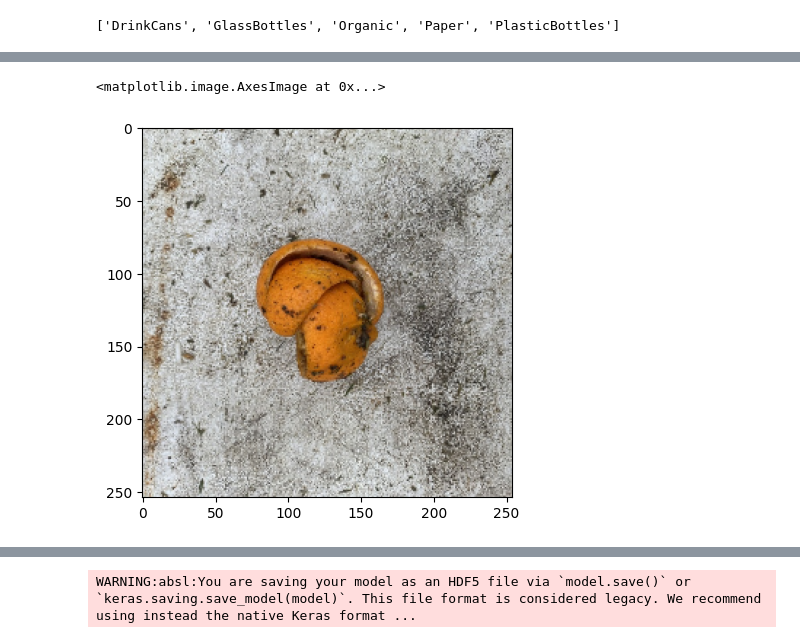
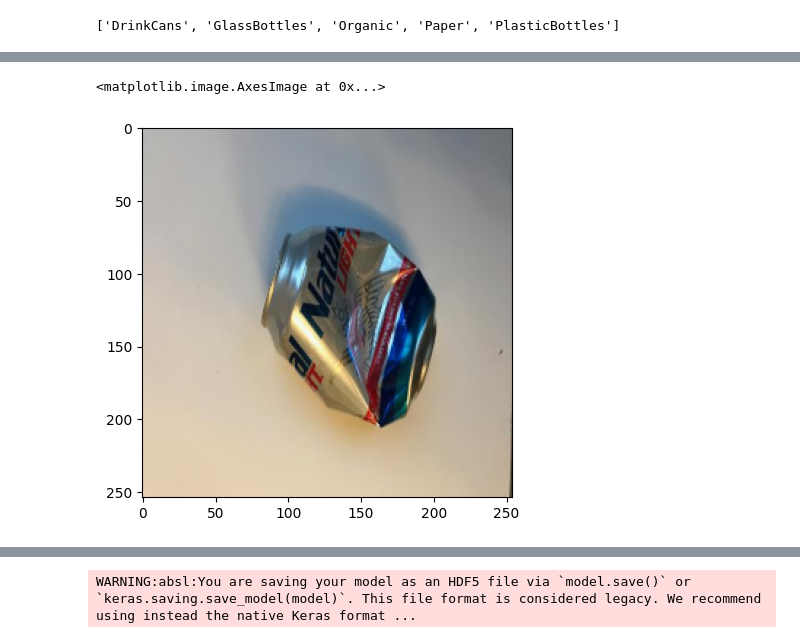
Before and after one commit to msessini/TreasureBot3000, a Jupyter notebook: notebooks/treasurebot.ipynb, the cells around one changed output, grey strips where cells are left out. Drawn from its saved outputs; the diff is of its cells as text; code cells hidden in the pictures.

```diff
--- a/notebooks/treasurebot.ipynb
+++ b/notebooks/treasurebot.ipynb
@@ -160,12 +165,12 @@ def preprocess_image(image):
 # %%
 from tensorflow.keras.preprocessing.image import img_to_array, load_img
 
-image = load_img('/content/drive/MyDrive/subset/subset/test/Organic/Organic_42.jpg')
+image = load_img('/content/subset/test/DrinkCans/DrinkCans_16.jpg')
 image = img_to_array(preprocess_image(image))
 plt.imshow(image / 255.0)
 # %% [output]
 <matplotlib.image.AxesImage at 0x...>
-[figure, old version]
+[figure, new version]
 # %%
 import numpy as np
 image = image.reshape((-1, 254, 254, 3))
```
Also changed, not shown: parts of 8 cells of this notebook.
